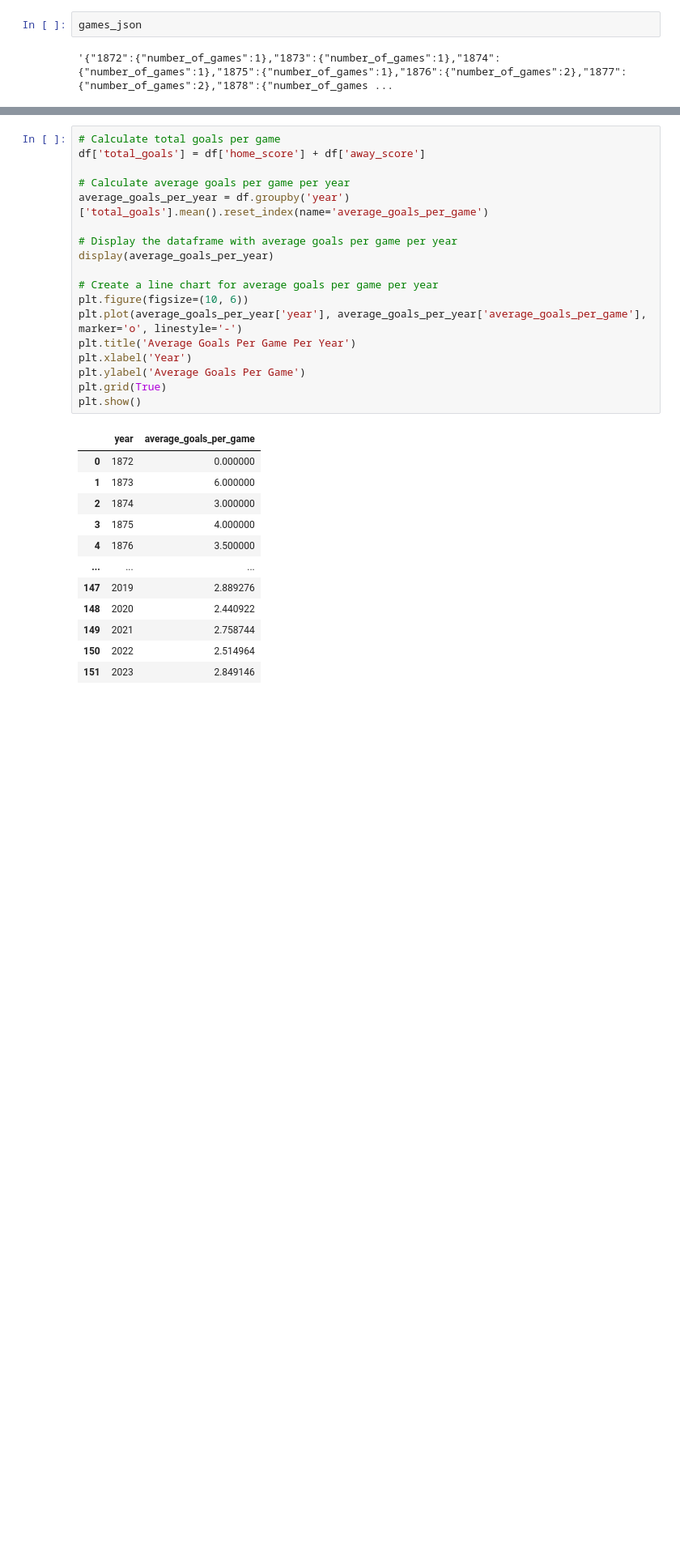
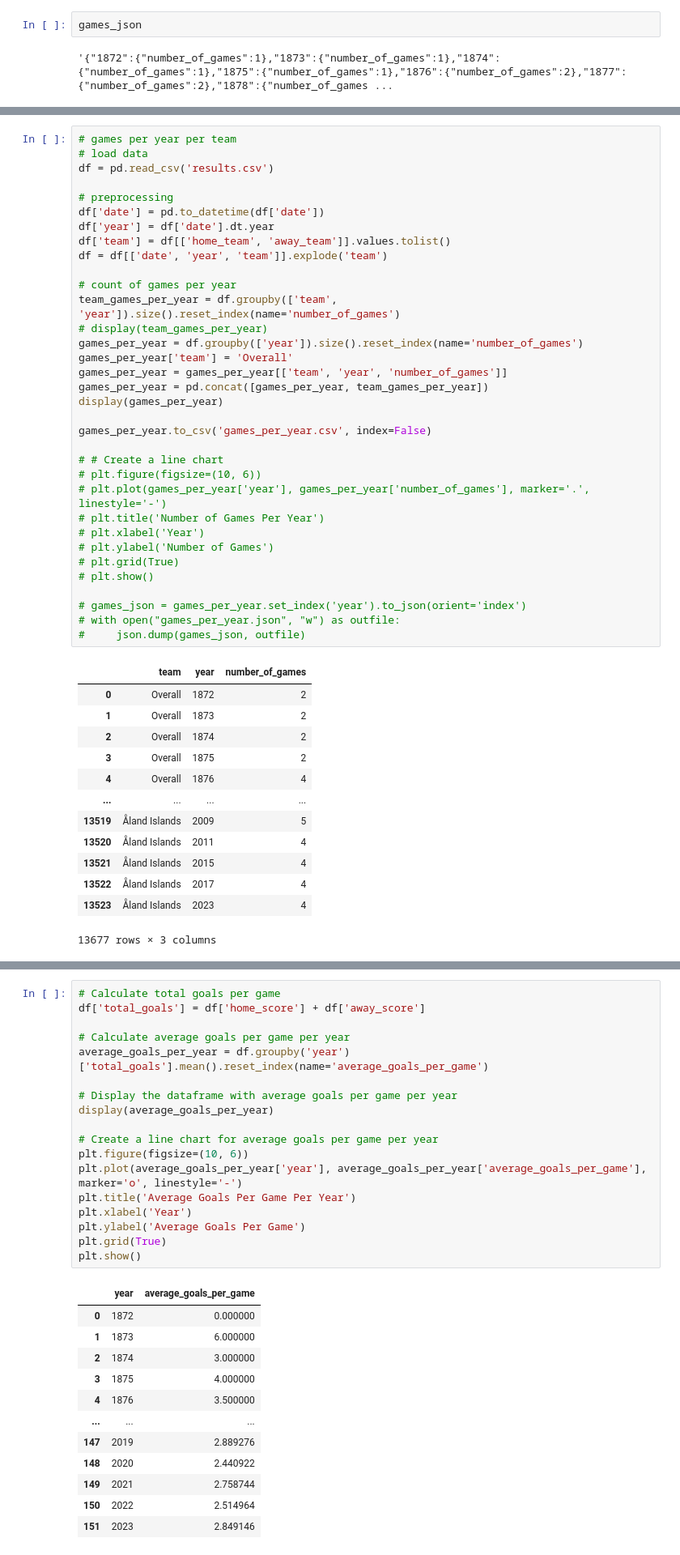
Before and after one commit to cmarshall1999/cmarshall1999.github.io, a Jupyter notebook: data/data-processing.ipynb, the cells around one changed output, grey strips where cells are left out. Shown at 81% size. Cells and saved outputs as stored; diff of their text form; blank space fills up the shorter version.

```diff
--- a/data/data-processing.ipynb
+++ b/data/data-processing.ipynb
@@ -32 +50,49 @@ games_json
+# %%
+# games per year per team
+# load data
+df = pd.read_csv('results.csv')
+
+# preprocessing
+df['date'] = pd.to_datetime(df['date'])
+df['year'] = df['date'].dt.year
+df['team'] = df[['home_team', 'away_team']].values.tolist()
+df = df[['date', 'year', 'team']].explode('team')
+
+# count of games per year
+team_games_per_year = df.groupby(['team', 'year']).size().reset_index(name='number_of_games')
+# display(team_games_per_year)
+games_per_year = df.groupby(['year']).size().reset_index(name='number_of_games')
+games_per_year['team'] = 'Overall'
+games_per_year = games_per_year[['team', 'year', 'number_of_games']]
+games_per_year = pd.concat([games_per_year, team_games_per_year])
+display(games_per_year)
+
+games_per_year.to_csv('games_per_year.csv', index=False)
+
+# # Create a line chart
+# plt.figure(figsize=(10, 6))
+# plt.plot(games_per_year['year'], games_per_year['number_of_games'], marker='.', linestyle='-')
+# plt.title('Number of Games Per Year')
+# plt.xlabel('Year')
+# plt.ylabel('Number of Games')
+# plt.grid(True)
+# plt.show()
+
+# games_json = games_per_year.set_index('year').to_json(orient='index')
+# with open("games_per_year.json", "w") as outfile:
+#     json.dump(games_json, outfile)
+# %% [output]
+|  | team | year | number_of_games |
+| 0 | Overall | 1872 | 2 |
+| 1 | Overall | 1873 | 2 |
+| 2 | Overall | 1874 | 2 |
+| 3 | Overall | 1875 | 2 |
+| 4 | Overall | 1876 | 4 |
+| ... | ... | ... | ... |
+| 13519 | Åland Islands | 2009 | 5 |
+| 13520 | Åland Islands | 2011 | 4 |
+| 13521 | Åland Islands | 2015 | 4 |
+| 13522 | Åland Islands | 2017 | 4 |
+| 13523 | Åland Islands | 2023 | 4 |
+13677 rows × 3 columns
 # %%
```
Also changed, not shown: parts of 3 cells of this notebook, 4 other files.
